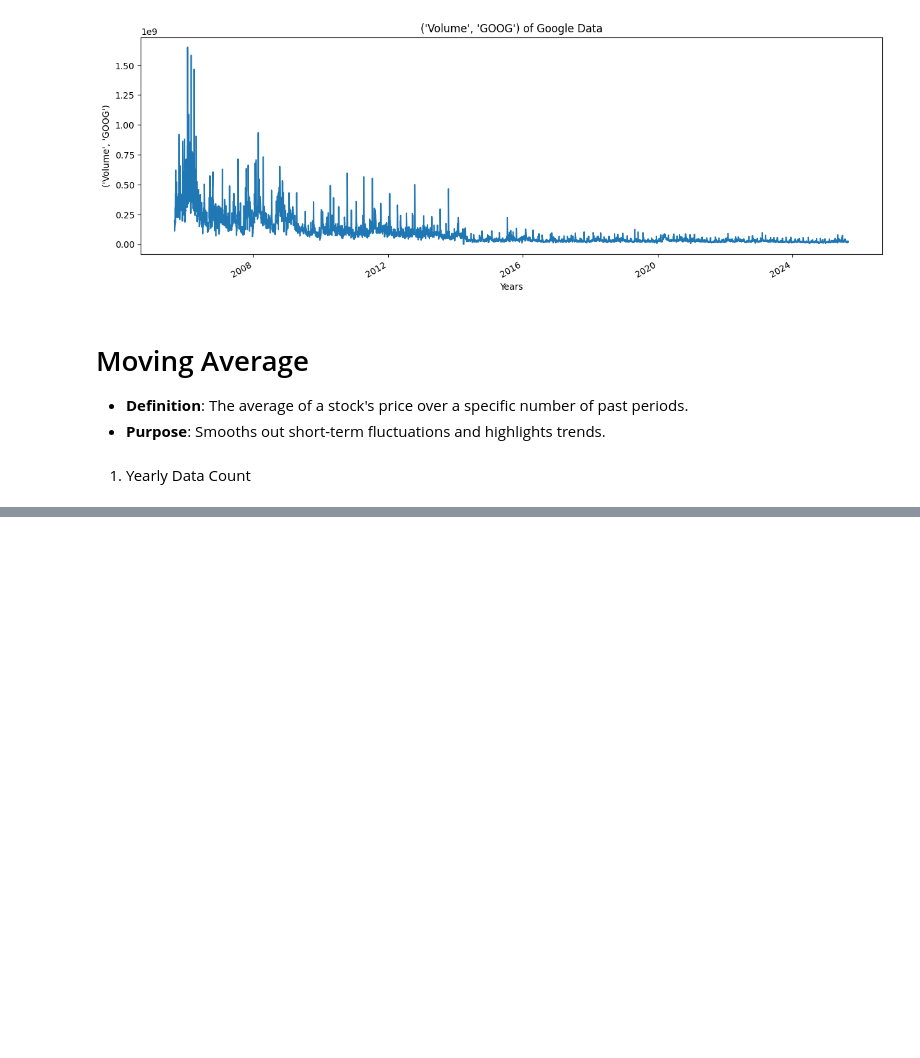
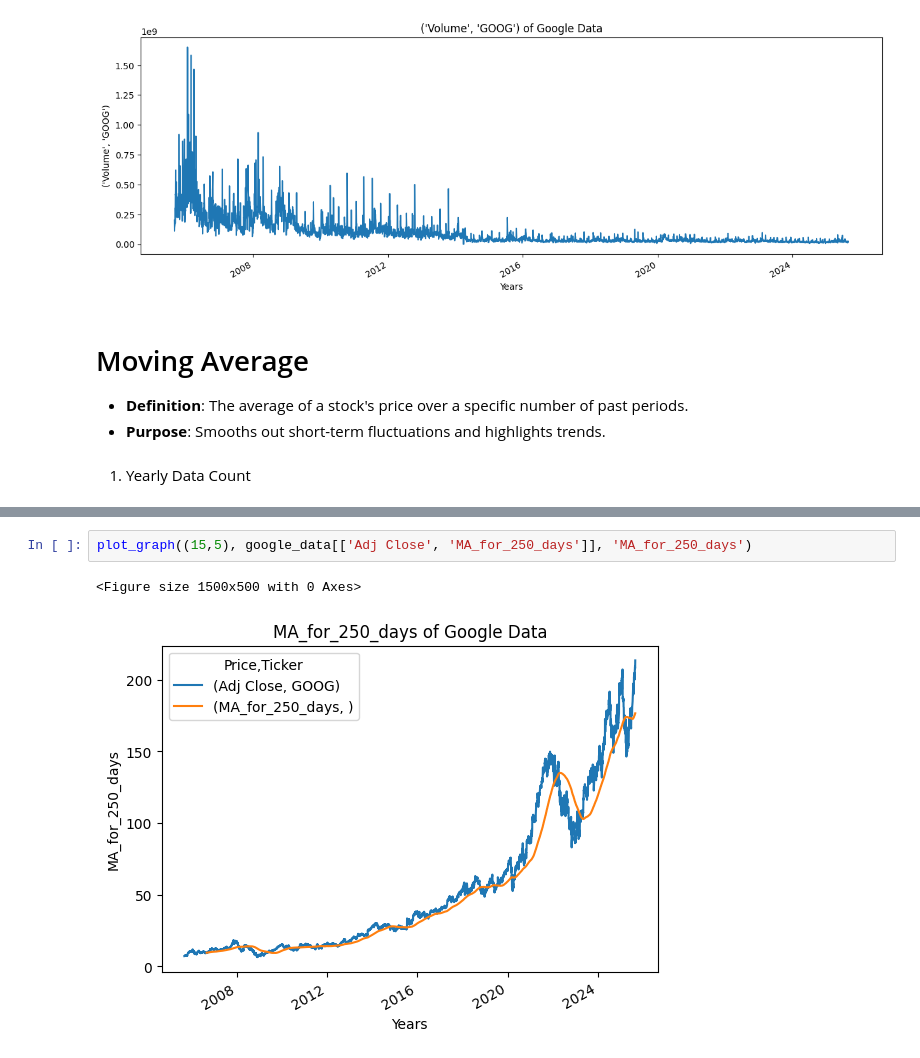
Before and after one commit to SundeepChaluvadi/Stock-Price-Prediction-model, a Jupyter notebook: prediction_model.ipynb, the cells around one changed output, grey strips where cells are left out. Drawn from its saved outputs; the diff is of its cells as text; blank space fills up the shorter version.

```diff
--- a/prediction_model.ipynb
+++ b/prediction_model.ipynb
@@ -184,0 +220,5 @@ for year in years:
+# %%
+plot_graph((15,5), google_data[['Adj Close', 'MA_for_250_days']], 'MA_for_250_days')
+# %% [output]
+<Figure size 1500x500 with 0 Axes>
+[figure, added]
```
Also changed, not shown: parts of 17 cells of this notebook.
